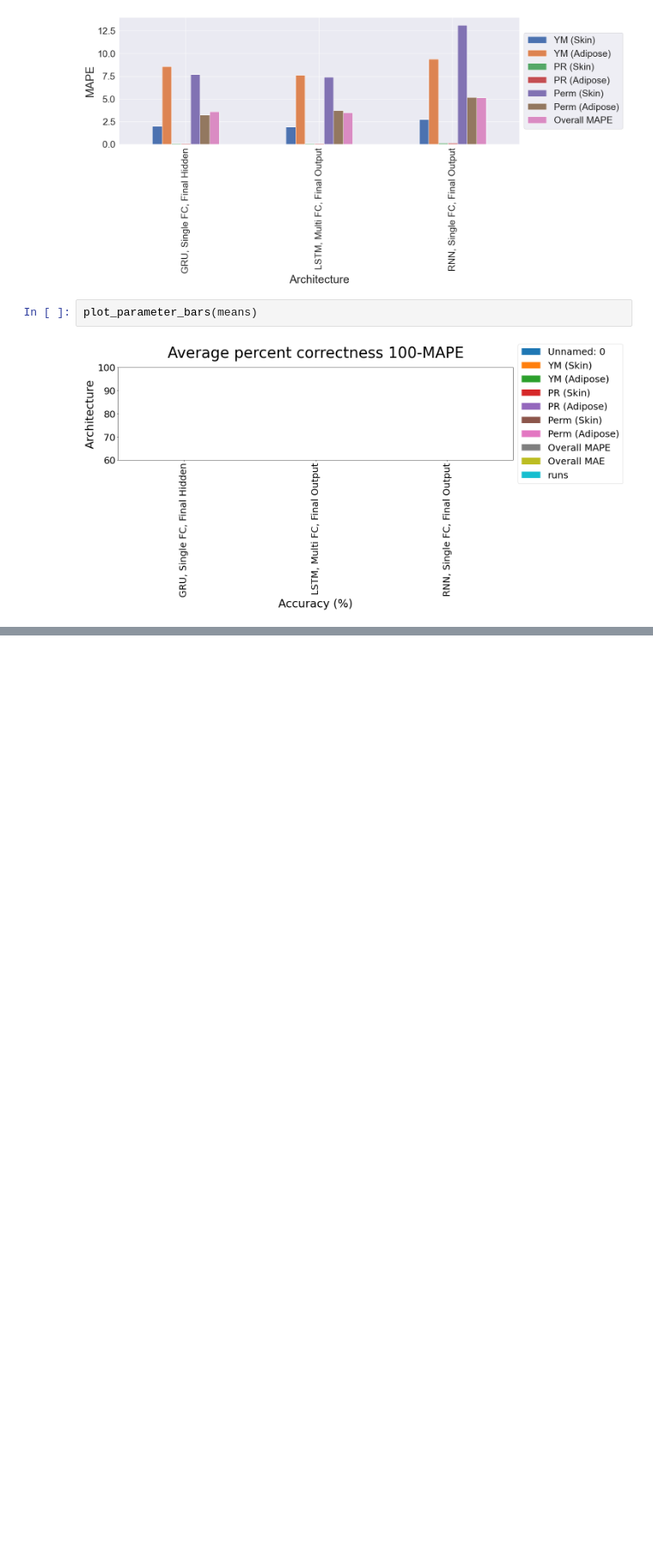
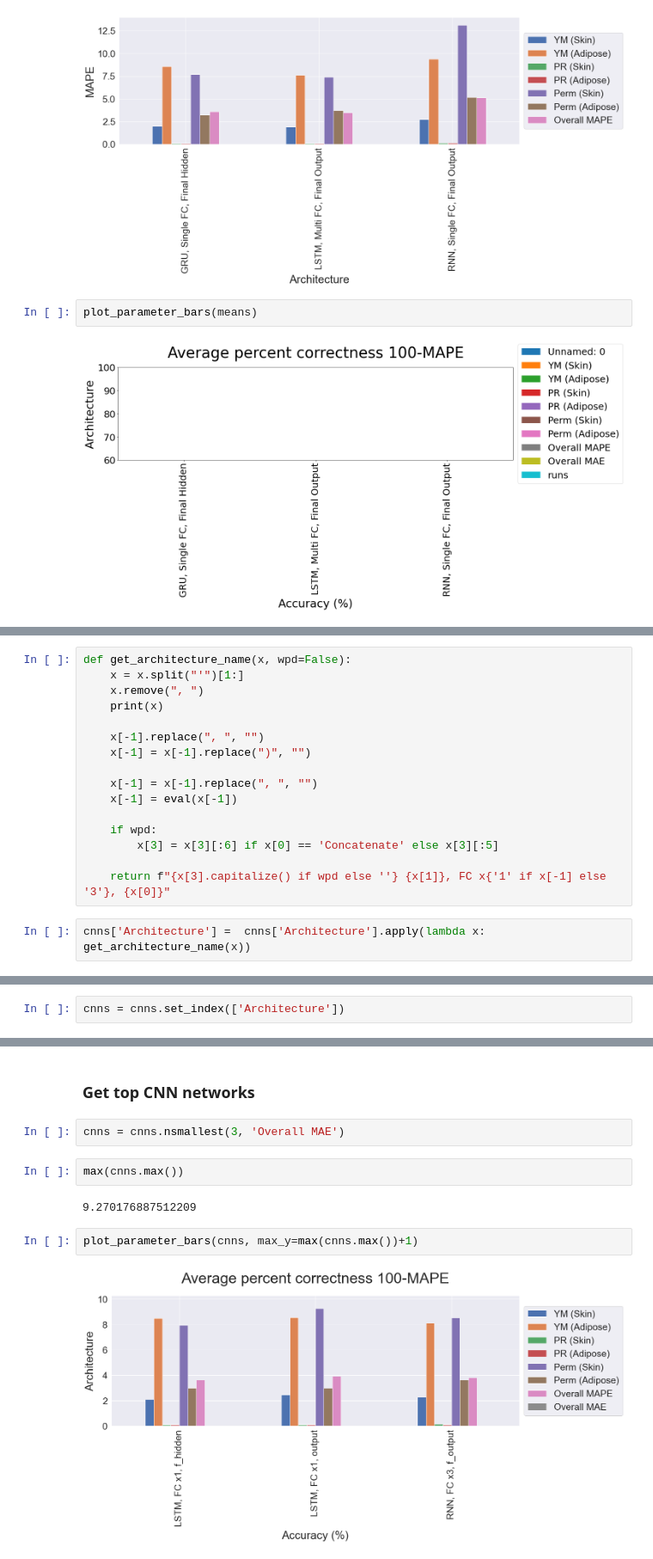
Before and after one commit to RobbieSoutham/SkinLearning, a Jupyter notebook: Notebooks/KFCV Results.ipynb, the cells around one changed output, grey strips where cells are left out. Shown: that part at 86% size. Cells and saved outputs as stored; diff of their text form; blank space fills up the shorter version.

```diff
--- a/Notebooks/KFCV Results.ipynb
+++ b/Notebooks/KFCV Results.ipynb
@@ -60,0 +76,18 @@ plot_parameter_bars(means)
+# %%
+def get_architecture_name(x, wpd=False):
+    x = x.split("'")[1:]
+    x.remove(", ")
+    print(x)
+
+    x[-1].replace(", ", "")
+    x[-1] = x[-1].replace(")", "")
+
+    x[-1] = x[-1].replace(", ", "")
+    x[-1] = eval(x[-1])
+
+    if wpd:
+        x[3] = x[3][:6] if x[0] == 'Concatenate' else x[3][:5]
+
+    return f"{x[3].capitalize() if wpd else ''} {x[1]}, FC x{'1' if x[-1] else '3'}, {x[0]}"
+# %%
+cnns['Architecture'] =  cnns['Architecture'].apply(lambda x: get_architecture_name(x))
@@ -60,0 +113,2 @@ plot_parameter_bars(means)
+# %%
+cnns = cnns.set_index(['Architecture'])
@@ -60,0 +129,12 @@ plot_parameter_bars(means)
+# %% [markdown]
+### Get top CNN networks
+# %%
+cnns = cnns.nsmallest(3, 'Overall MAE')
+# %%
+max(cnns.max())
+# %% [output]
+9.270176887512209
+# %%
+plot_parameter_bars(cnns, max_y=max(cnns.max())+1)
+# %% [output]
+[figure, added]
```
Also changed, not shown: parts of 32 cells of this notebook, 16 other files.
